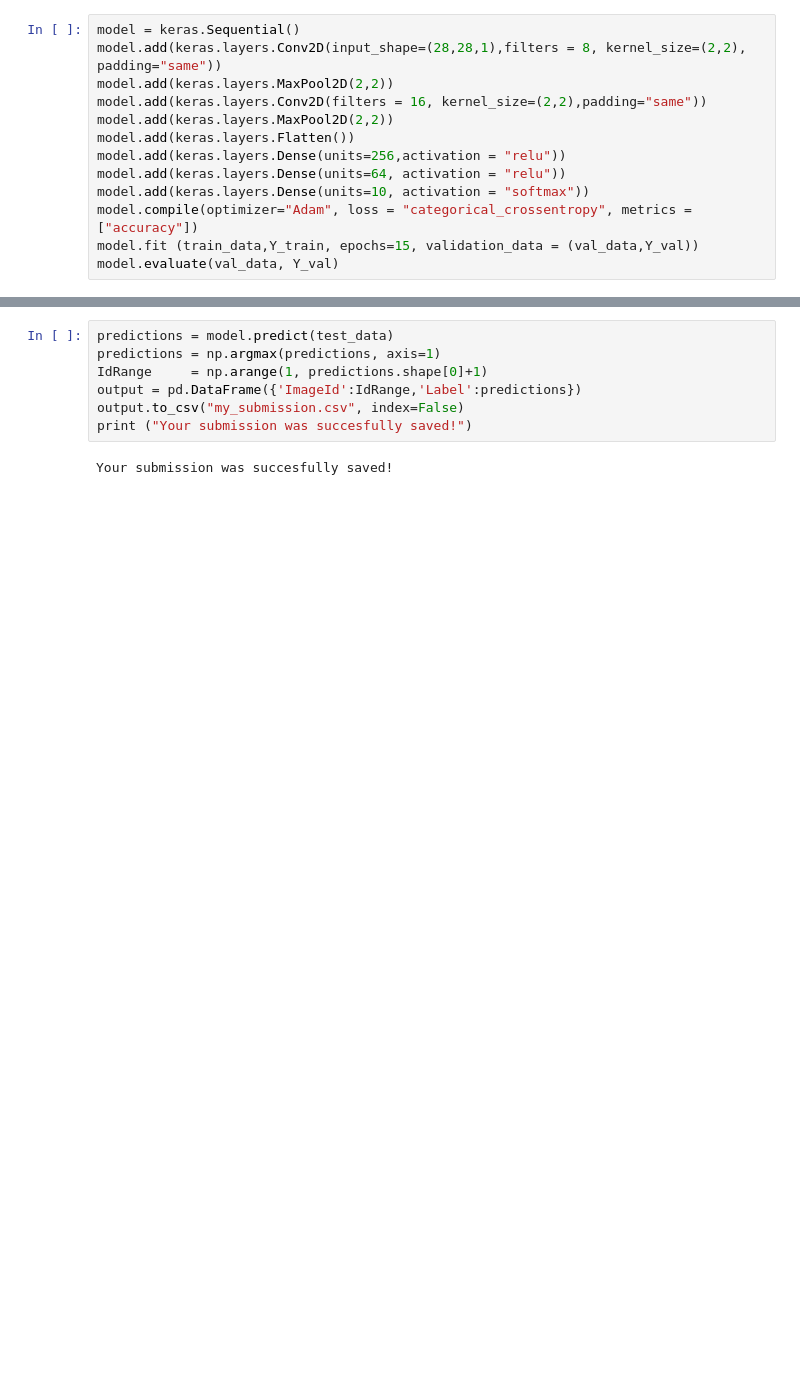
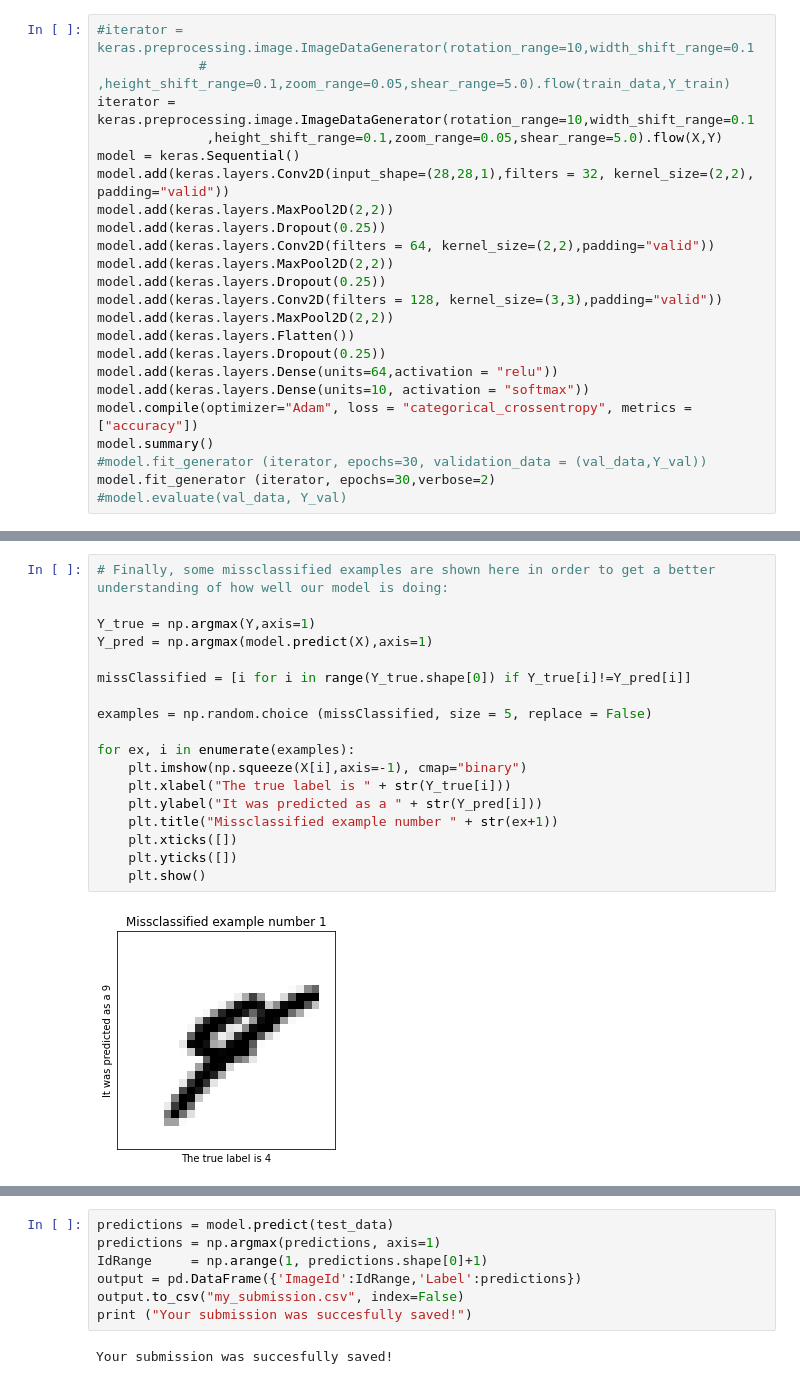
Before and after one commit to victorrgez/KaggleCompetitions, a Jupyter notebook: Code/ComputerVisionMnistDigits.ipynb, the cells around one changed output, grey strips where cells are left out. Drawn from its saved outputs; the diff is of its cells as text; blank space fills up the shorter version.

```diff
--- a/Code/ComputerVisionMnistDigits.ipynb
+++ b/Code/ComputerVisionMnistDigits.ipynb
@@ -69,14 +88,24 @@ for i, j in enumerate(randomIndexes):
 # %%
+#iterator = keras.preprocessing.image.ImageDataGenerator(rotation_range=10,width_shift_range=0.1
+             # ,height_shift_range=0.1,zoom_range=0.05,shear_range=5.0).flow(train_data,Y_train)
+iterator = keras.preprocessing.image.ImageDataGenerator(rotation_range=10,width_shift_range=0.1
+              ,height_shift_range=0.1,zoom_range=0.05,shear_range=5.0).flow(X,Y)
 model = keras.Sequential()
-model.add(keras.layers.Conv2D(input_shape=(28,28,1),filters = 8, kernel_size=(2,2), padding="same"))
+model.add(keras.layers.Conv2D(input_shape=(28,28,1),filters = 32, kernel_size=(2,2), padding="valid"))
 model.add(keras.layers.MaxPool2D(2,2))
-model.add(keras.layers.Conv2D(filters = 16, kernel_size=(2,2),padding="same"))
+model.add(keras.layers.Dropout(0.25))
+model.add(keras.layers.Conv2D(filters = 64, kernel_size=(2,2),padding="valid"))
+model.add(keras.layers.MaxPool2D(2,2))
+model.add(keras.layers.Dropout(0.25))
+model.add(keras.layers.Conv2D(filters = 128, kernel_size=(3,3),padding="valid"))
 model.add(keras.layers.MaxPool2D(2,2))
 model.add(keras.layers.Flatten())
-model.add(keras.layers.Dense(units=256,activation = "relu"))
-model.add(keras.layers.Dense(units=64, activation = "relu"))
+model.add(keras.layers.Dropout(0.25))
+model.add(keras.layers.Dense(units=64,activation = "relu"))
 model.add(keras.layers.Dense(units=10, activation = "softmax"))
 model.compile(optimizer="Adam", loss = "categorical_crossentropy", metrics = ["accuracy"])
-model.fit (train_data,Y_train, epochs=15, validation_data = (val_data,Y_val))
-model.evaluate(val_data, Y_val)
+model.summary()
+#model.fit_generator (iterator, epochs=30, validation_data = (val_data,Y_val))
+model.fit_generator (iterator, epochs=30,verbose=2)
+#model.evaluate(val_data, Y_val)
 # %% [output]
@@ -100,0 +130,20 @@ Epoch 15/15
+# %%
+# Finally, some missclassified examples are shown here in order to get a better understanding of how well our model is doing:
+
+Y_true = np.argmax(Y,axis=1)
+Y_pred = np.argmax(model.predict(X),axis=1)
+
+missClassified = [i for i in range(Y_true.shape[0]) if Y_true[i]!=Y_pred[i]]
+
+examples = np.random.choice (missClassified, size = 5, replace = False)
+
+for ex, i in enumerate(examples):
+    plt.imshow(np.squeeze(X[i],axis=-1), cmap="binary")
+    plt.xlabel("The true label is " + str(Y_true[i]))
+    plt.ylabel("It was predicted as a " + str(Y_pred[i]))
+    plt.title("Missclassified example number " + str(ex+1))
+    plt.xticks([])
+    plt.yticks([])
+    plt.show()
+# %% [output]
+[figure, added]
```
Also changed, not shown: parts of 13 cells of this notebook.
